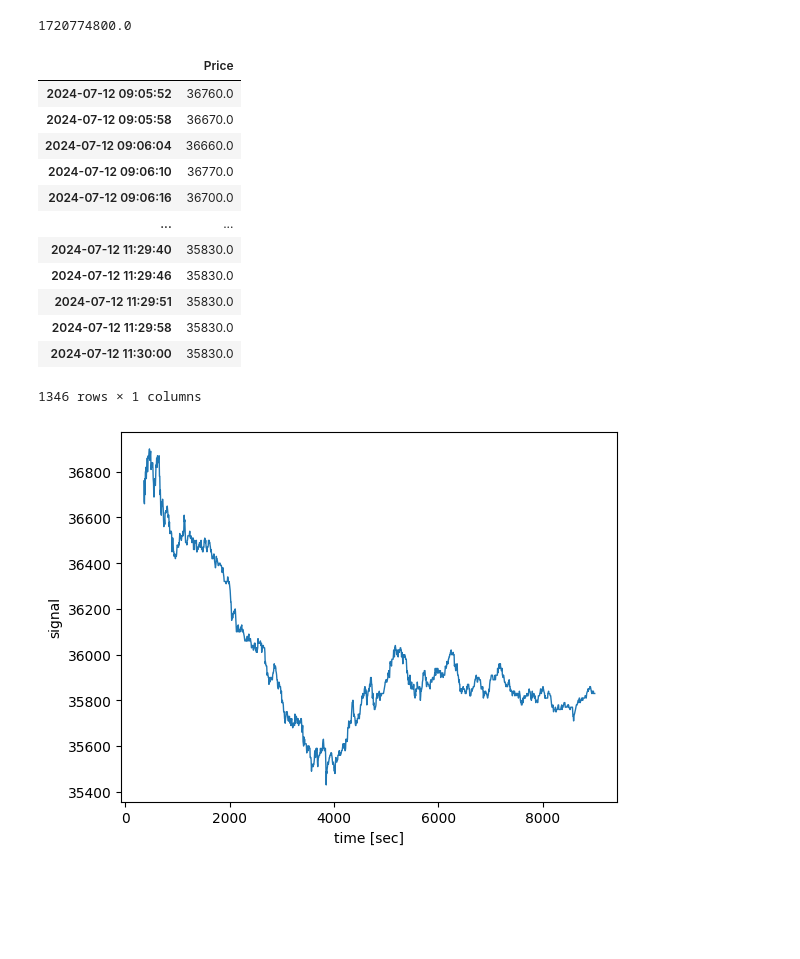
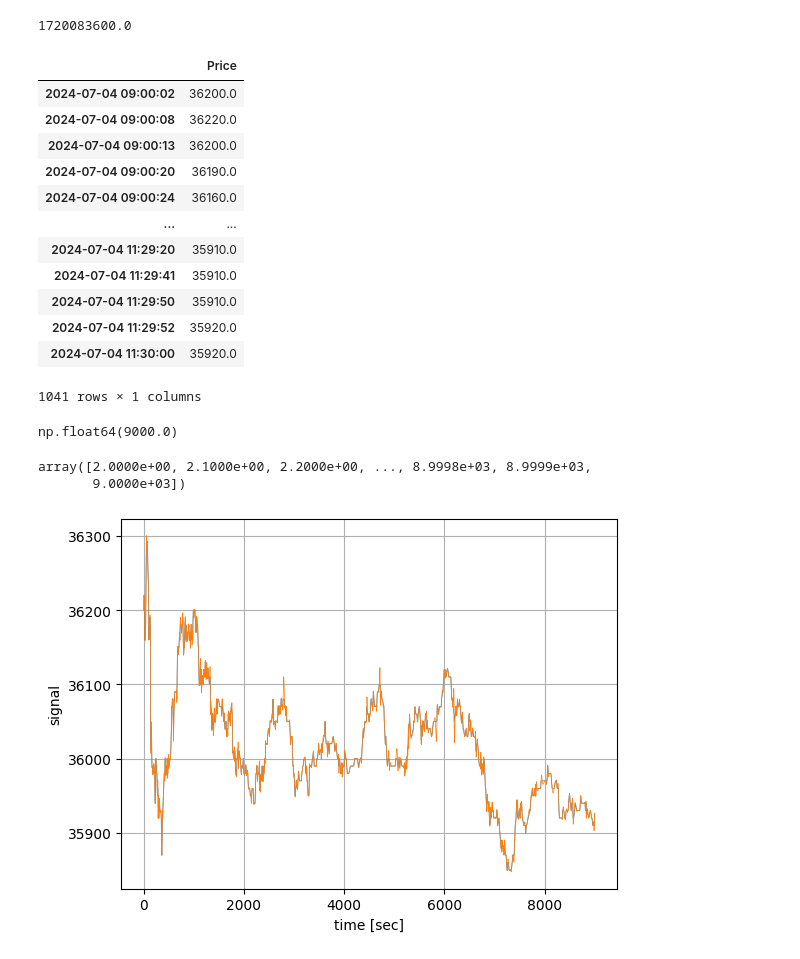
Before and after one commit to bitwalk123/stock-explorer, a Jupyter notebook: jupyter/realtime_fft_eval_001.ipynb, the cells around one changed output. Cells and saved outputs as stored; diff of their text form; code cells hidden in the pictures; blank space fills up the shorter version.

```diff
--- a/jupyter/realtime_fft_eval_001.ipynb
+++ b/jupyter/realtime_fft_eval_001.ipynb
@@ -5,5 +7,5 @@ import pandas as pd
 # %%
-pkl = '../tmp/8035_2024-07-12.pkl'
+pkl = '../tmp/8035_2024-07-04.pkl'
 df0 = pd.read_pickle(pkl)
 df0
 # %% [output]
@@ -28,31 +30,45 @@ t_mid = pd.to_datetime(date_str + ' 12:00:00')
 t0 = t_start_1.timestamp()
 t0
 # %% [output]
-1720774800.0
+1720083600.0
 # %%
 df1 = df0.loc[df0.index[df0.index < t_mid]]
 df1
 # %% [output]
 |  | Price |
-| 2024-07-12 09:05:52 | 36760.0 |
-| 2024-07-12 09:05:58 | 36670.0 |
-| 2024-07-12 09:06:04 | 36660.0 |
-| 2024-07-12 09:06:10 | 36770.0 |
-| 2024-07-12 09:06:16 | 36700.0 |
+| 2024-07-04 09:00:02 | 36200.0 |
+| 2024-07-04 09:00:08 | 36220.0 |
+| 2024-07-04 09:00:13 | 36200.0 |
+| 2024-07-04 09:00:20 | 36190.0 |
+| 2024-07-04 09:00:24 | 36160.0 |
 | ... | ... |
-| 2024-07-12 11:29:40 | 35830.0 |
-| 2024-07-12 11:29:46 | 35830.0 |
-| 2024-07-12 11:29:51 | 35830.0 |
-| 2024-07-12 11:29:58 | 35830.0 |
-| 2024-07-12 11:30:00 | 35830.0 |
+| 2024-07-04 11:29:20 | 35910.0 |
+| 2024-07-04 11:29:41 | 35910.0 |
+| 2024-07-04 11:29:50 | 35910.0 |
+| 2024-07-04 11:29:52 | 35920.0 |
+| 2024-07-04 11:30:00 | 35920.0 |
-1346 rows × 1 columns
+1041 rows × 1 columns
 # %%
 x = np.array([ts.timestamp() - t0 for ts in df1.index])
 y = np.array(df1['Price'])
+# %%
+x[len(x) - 1]
+# %% [output]
+np.float64(9000.0)
+# %%
+spl = make_smoothing_spline(x, y, lam=0.001)
+xs = np.linspace(x[0], x[len(x) - 1], int((x[len(x) - 1] - x[0]) * 10 + 1))
+ys = spl(xs)
+xs
+# %% [output]
+array([2.0000e+00, 2.1000e+00, 2.2000e+00, ..., 8.9998e+03, 8.9999e+03,
+       9.0000e+03])
 # %%
 plt.xlabel('time [sec]')
 plt.ylabel('signal')
-plt.plot(x, y, lw=1)
+plt.plot(x, y, lw=0.5)
+plt.plot(xs, ys, lw=0.5)
+plt.grid()
 plt.show()
 # %% [output]
-[figure, old version]
+[figure, new version]
```
Also changed, not shown: parts of 12 cells of this notebook.
